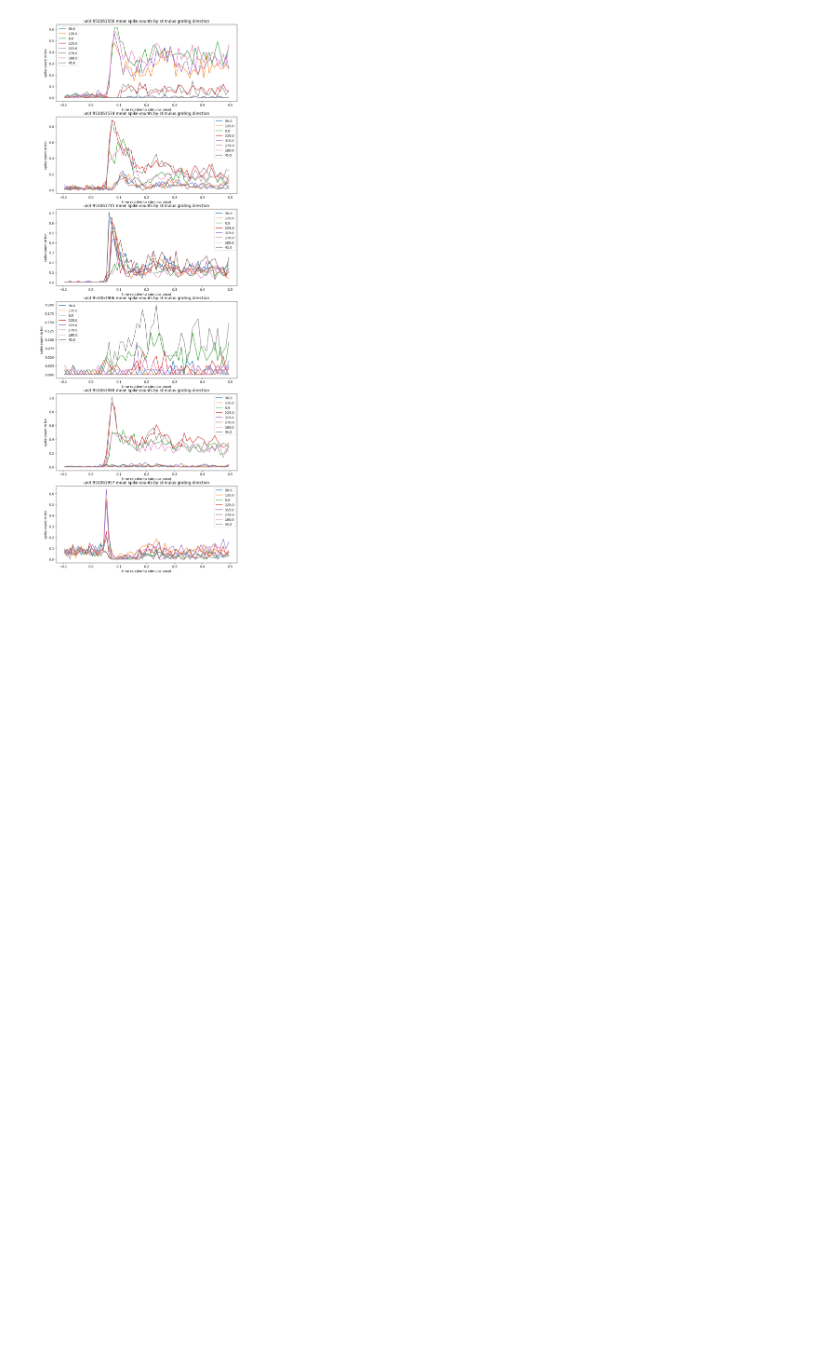
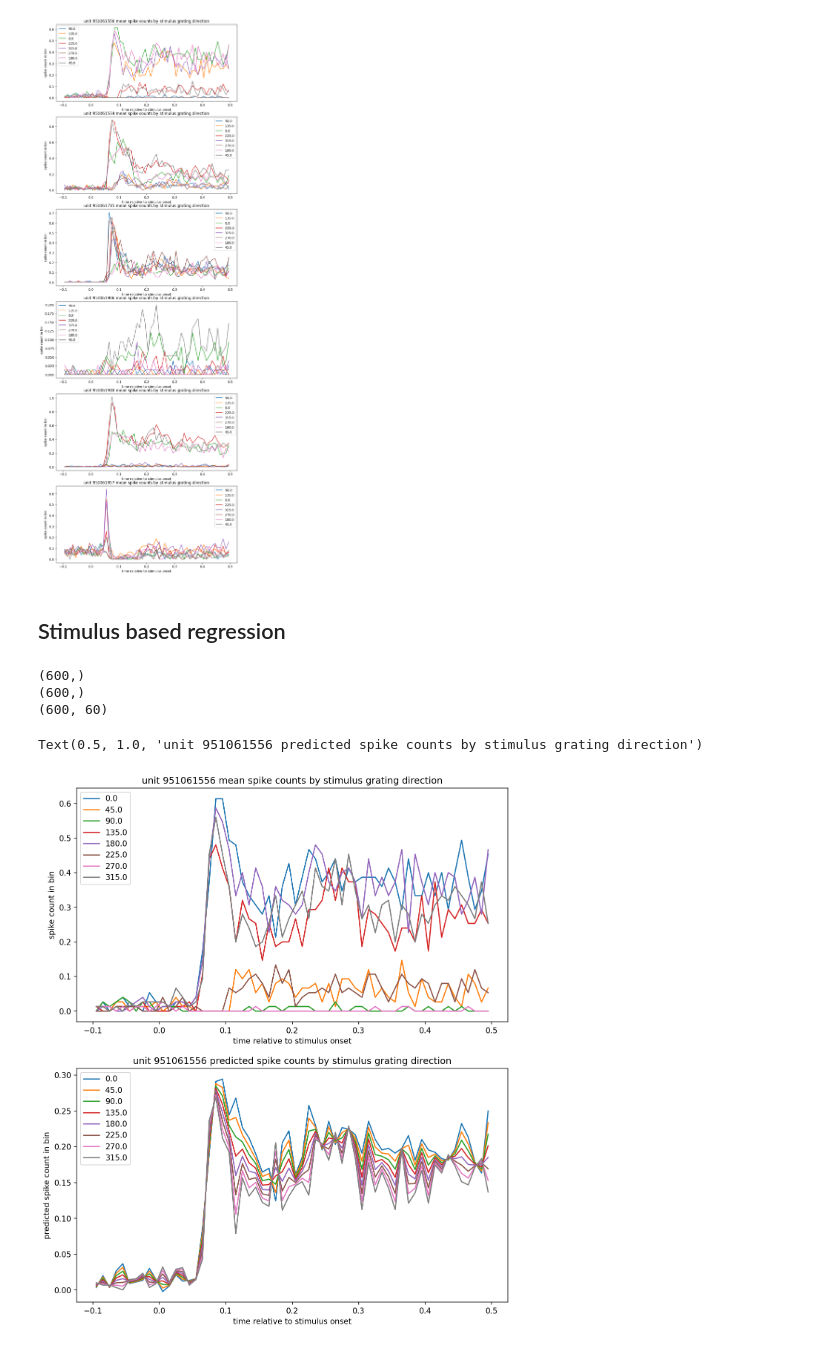
Before and after one commit to AllenInstitute/swdb_2023, a Jupyter notebook: Day5/Day5_VisualCodingNeuroPixels.ipynb, the cells around one changed output. Cells and saved outputs as stored; diff of their text form; code cells hidden in the pictures; blank space fills up the shorter version.

Commit message:
first try on regression & autogression models

```diff
--- a/Day5/Day5_VisualCodingNeuroPixels.ipynb
+++ b/Day5/Day5_VisualCodingNeuroPixels.ipynb
@@ -157,3 +157,18 @@ for i, unit_id in enumerate(interesting_units):
     ax[i].set_title(f"unit {unit_id} mean spike counts by stimulus grating direction")
 # %% [output]
 [figure]
+# %% [markdown]
+## Stimulus based regression
+# %%
+unit_id = 951061556
+
+trial_ids = presentations.index.values
+print(trial_ids.shape)
+orientations = presentations.orientation.values
+print(orientations.shape)
+spikes = histograms.loc[trial_ids, :, unit_id]
+print(spikes.shape)
+# %% [output]
+(600,)
+(600,)
+(600, 60)
@@ -159,0 +177,40 @@ for i, unit_id in enumerate(interesting_units):
+# %%
+lin_reg_results = []
+for i in range(spikes.shape[1]):
+    reg = LinearRegression()
+    X = orientations.reshape(-1, 1)
+    Y = spikes[:, i]
+    reg.fit(X, Y)
+    lin_reg_results.append(reg)
+# %%
+# plot regression result
+unique_orientations.sort()
+
+fig, ax = plt.subplots(2, 1, figsize=(10, 12), dpi=150)
+
+unit_id = 951061556
+for orientation in unique_orientations:
+    trial_ids = presentations[presentations.orientation == orientation].index.values
+    data = histograms.loc[trial_ids, :, unit_id]
+    mean = data.mean(dim="stimulus_presentation_id")
+    ax[0].plot(data["time_relative_to_stimulus_onset"], mean, label=orientation)
+ax[0].legend()
+ax[0].set_xlabel("time relative to stimulus onset")
+ax[0].set_ylabel("spike count in bin")
+ax[0].set_title(f"unit {unit_id} mean spike counts by stimulus grating direction")
+
+
+pred_responses = []
+for res in lin_reg_results:
+    pred_responses.append(res.predict(unique_orientations.reshape(-1,1)))
+pred_responses = np.array(pred_responses)
+
+for i, orientation in enumerate(unique_orientations):
+    ax[1].plot(data["time_relative_to_stimulus_onset"], pred_responses[:, i], label=orientation)
+ax[1].legend()
+ax[1].set_xlabel("time relative to stimulus onset")
+ax[1].set_ylabel("predicted spike count in bin")
+ax[1].set_title(f"unit {unit_id} predicted spike counts by stimulus grating direction")
+# %% [output]
+Text(0.5, 1.0, 'unit 951061556 predicted spike counts by stimulus grating direction')
+[figure, added]
```
Also changed, not shown: parts of 6 cells of this notebook.
